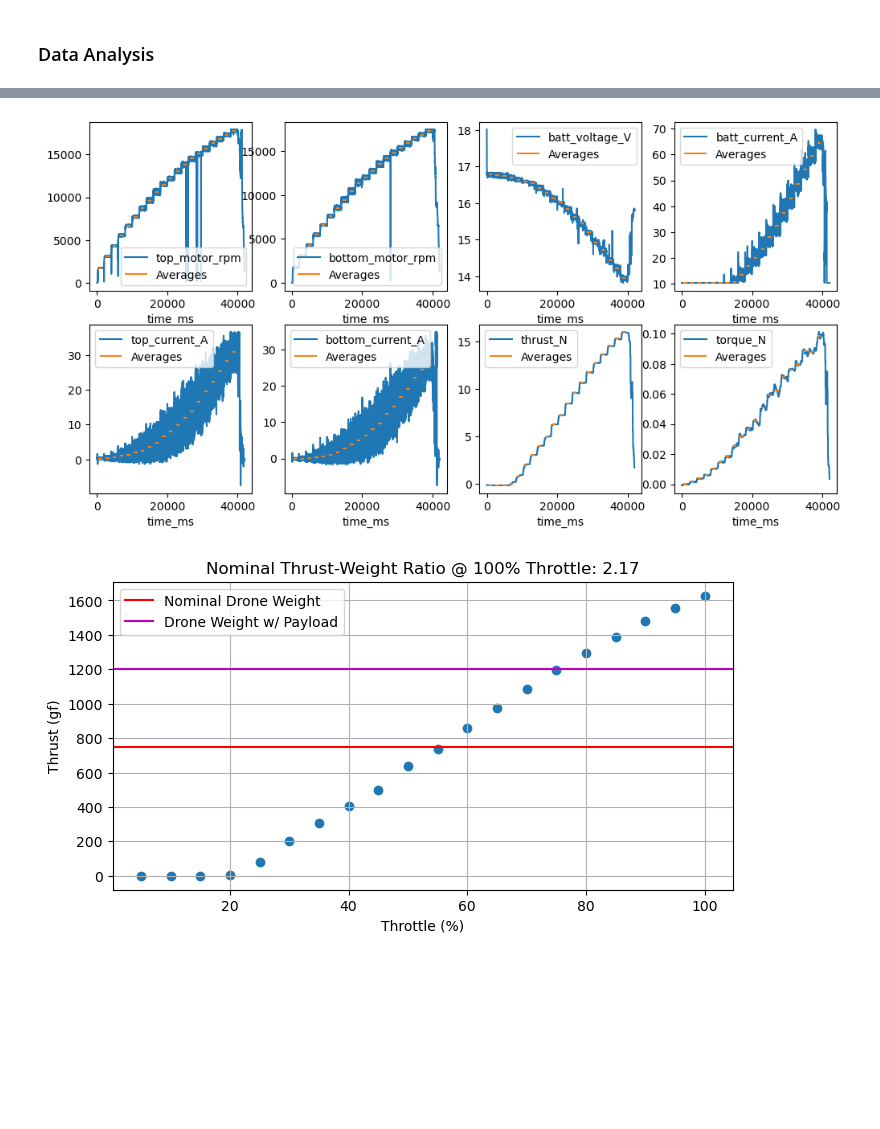
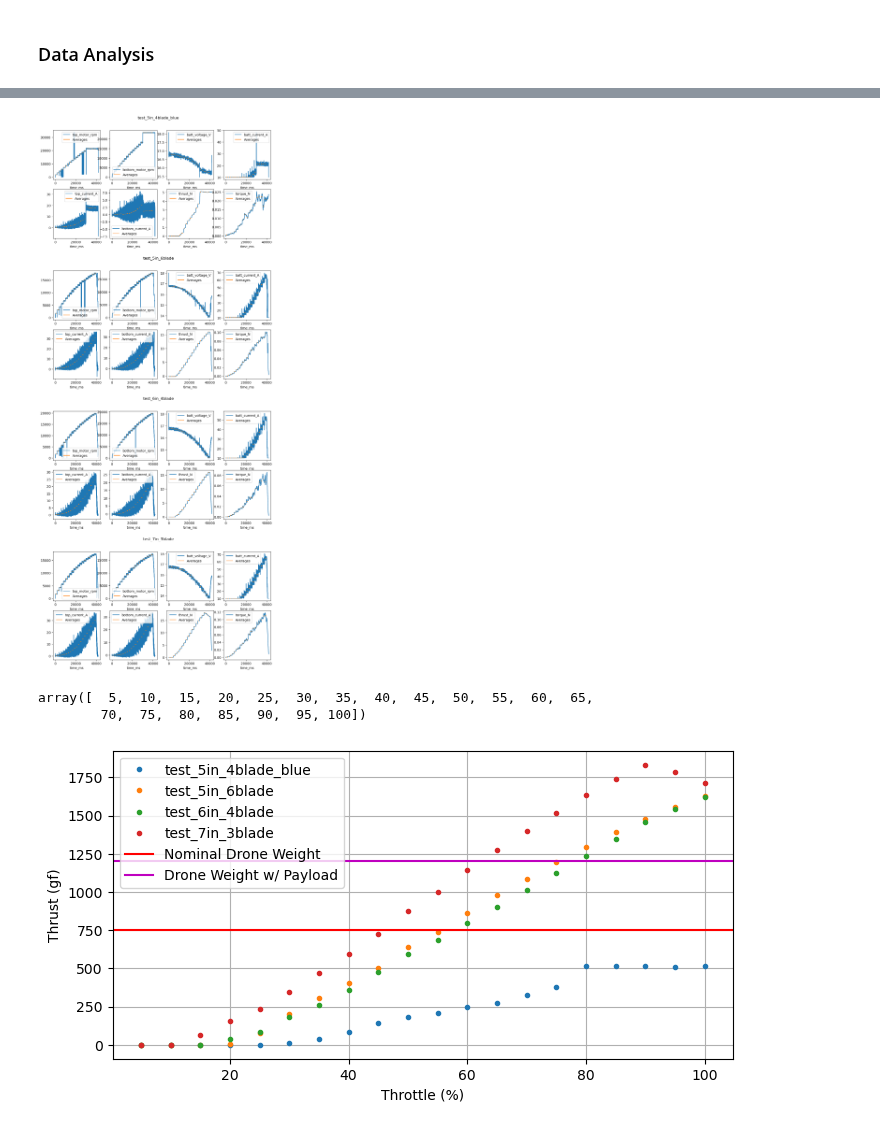
Before and after one commit to gtaharaedmonds/coaxial-drone, a Jupyter notebook: thrust_jig/test_runner/experiment_template.ipynb, the cells around one changed output, grey strips where cells are left out. Saved outputs shown, nothing was run; the diff lists cells and outputs as text; code cells hidden in the pictures; blank space fills up the shorter version.

Commit message:
Plot results for all tests together

```diff
--- a/thrust_jig/test_runner/experiment_template.ipynb
+++ b/thrust_jig/test_runner/experiment_template.ipynb
@@ -55,0 +47,16 @@ Loading saved data
+# %%
+test_directory = Path("../test_data/open_air/")
+data_dict = {}
+# %%
+data_dict["test_5in_6blade"] = test_run(
+    filename=test_directory / "test_5in_6blade.csv", plan=plan
+)
+data_dict["test_5in_4blade_blue"] = test_run(
+    filename=test_directory / "test_5in_4blade_blue.csv", plan=plan
+)
+data_dict["test_6in_4blade"] = test_run(
+    filename=test_directory / "test_6in_4blade.csv", plan=plan
+)
+data_dict["test_7in_3blade"] = test_run(
+    filename=test_directory / "test_7in_3blade.csv", plan=plan
+)
@@ -59,0 +70,4 @@ Clear new lines from saved csv's, not always necessary but this will not affect
+# %%
+# Aggregate test data
+df_all = pd.concat(data_dict, names=["test_name"])
+df_all
@@ -103,18 +173,22 @@ df_steps = (
 # %%
-# Debug step generation
-fig, axs = plt.subplots(2, 4, figsize=(12, 6))
-for ax, col in zip(axs.flat, test_data):
-    test_data.plot(ax=ax, y=col)
-    ax.hlines(
-        df_steps[col],
-        step_start_times + transient_offset_ms,
-        step_start_times + transient_offset_ms + stable_step_duration_ms,
-        colors="C1",
-        label="Averages",
-    )
-    ax.legend()
+# Debug plots
+fig = plt.figure(figsize=(12, 6*len(data_dict)))
+subfigs = fig.subfigures(len(data_dict), 1)
+for subfig, (n, grp) in zip(subfigs, df_all.groupby("test_name")):
+    axs = subfig.subplots(2, 4)
+    for ax, col in zip(axs.flat, grp):
+        grp.reset_index("test_name").plot(ax=ax, y=col)
+        ax.hlines(
+            df_steps[col].loc[n],
+            step_start_times + transient_offset_ms,
+            step_start_times + transient_offset_ms + stable_step_duration_ms,
+            colors="C1",
+            label="Averages",
+        )
+        ax.legend()
+    subfig.suptitle(n)
 # %% [output]
-[figure, old version]
+[figure, new version]
 # %%
 thrust_mean_g = df_steps["thrust_N"] / 9.81 * 1e3
 thrust_mean_g = thrust_mean_g * (thrust_mean_g > 0)
@@ -127,16 +209,16 @@ batt_power_mean = hall_current_mean * batt_voltage_mean
+# %%
+step_range
+# %% [output]
+array([  5,  10,  15,  20,  25,  30,  35,  40,  45,  50,  55,  60,  65,
+        70,  75,  80,  85,  90,  95, 100])
 # %%
-plt.figure(figsize=(8, 4))
+thrust_mean_g.unstack("test_name").plot(style=".", figsize=(8, 4))
 plt.xlabel("Throttle (%)")
 plt.ylabel("Thrust (gf)")
-plt.scatter(step_range, thrust_mean_g)
 plt.axhline(hover_thrust_g, color="r", label="Nominal Drone Weight")
 plt.axhline(payload_thrust_g, color="m", label="Drone Weight w/ Payload")
-plt.title(
-    "Nominal Thrust-Weight Ratio @ 100% Throttle: "
-    + f"{(thrust_mean_g.iloc[-1] / hover_thrust_g):.2f}"
-)
 plt.legend()
 plt.grid()
 plt.show()
 # %% [output]
-[figure, old version]
+[figure, new version]
```
Also changed, not shown: parts of 13 cells of this notebook.
